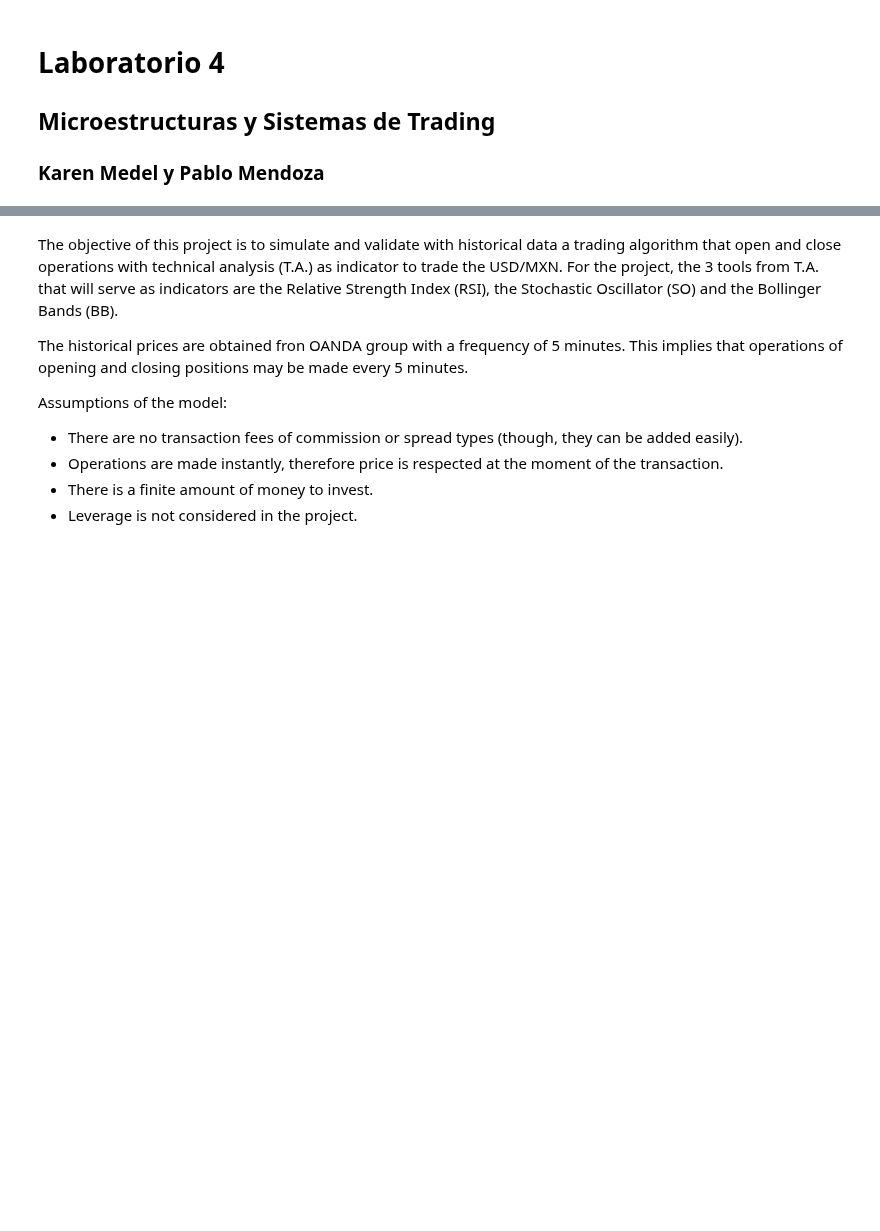
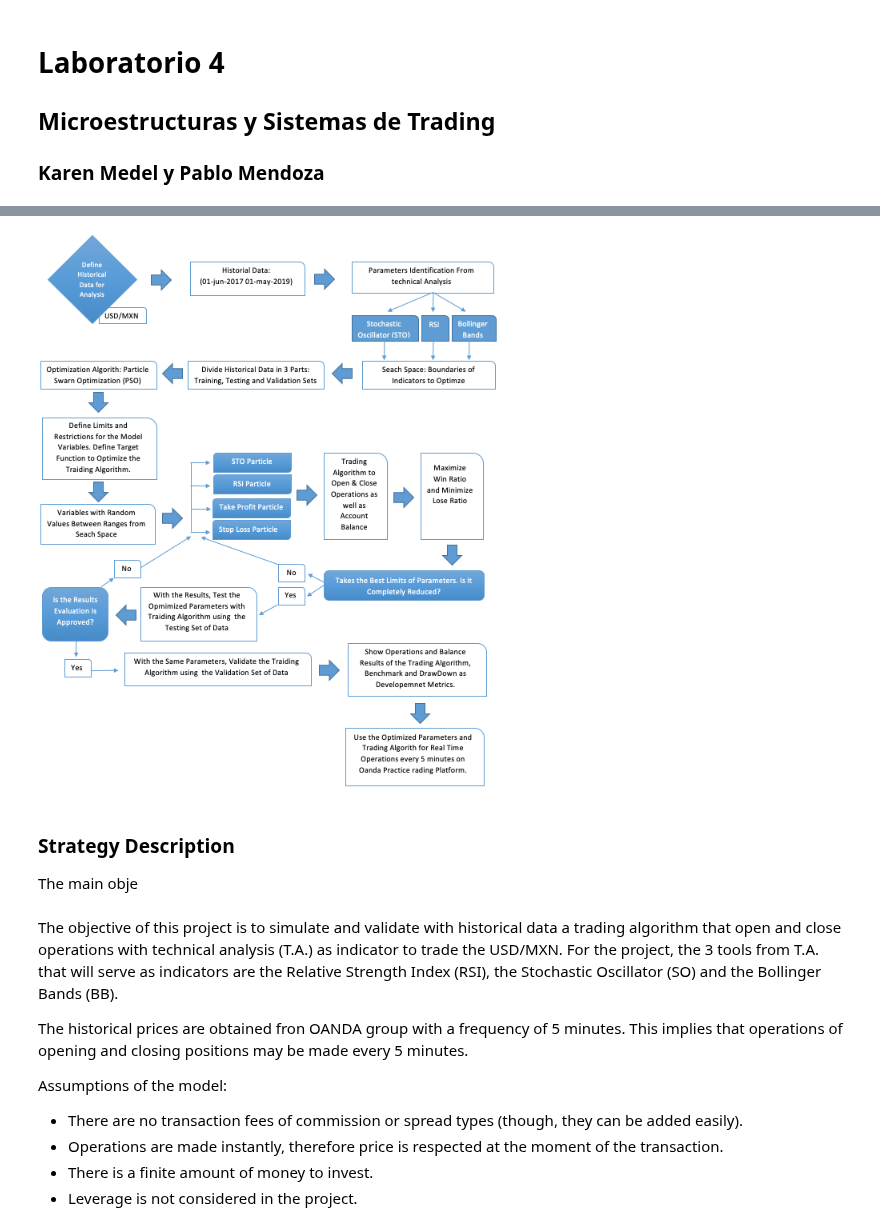
Before and after one commit to karenmedel/Trading_Labs, a Jupyter notebook: Final_Project/Notebook and Data/lab4_pt1_eq3.ipynb, the cells around one changed output, grey strips where cells are left out. Drawn from its saved outputs; the diff is of its cells as text; code cells hidden in the pictures; blank space fills up the shorter version.

Commit message:
flowchart

```diff
--- a/Final_Project/Notebook and Data/lab4_pt1_eq3.ipynb
+++ b/Final_Project/Notebook and Data/lab4_pt1_eq3.ipynb
@@ -4,0 +31,9 @@
+# %%
+from IPython.display import Image
+PATH = "/Users/pablomendoza/Documents/ITESO/Trading/Lab_1/ITESO/MYST_LABs/Final_Project/Notebook and Data/"
+Image(filename = PATH + "Flowchart.png", width=450, height=750)
+# %% [output]
+[figure, added]
+# %% [markdown]
+### Strategy Description
+The main obje
```
Also changed, not shown: parts of 3 cells of this notebook, 6 other files.
